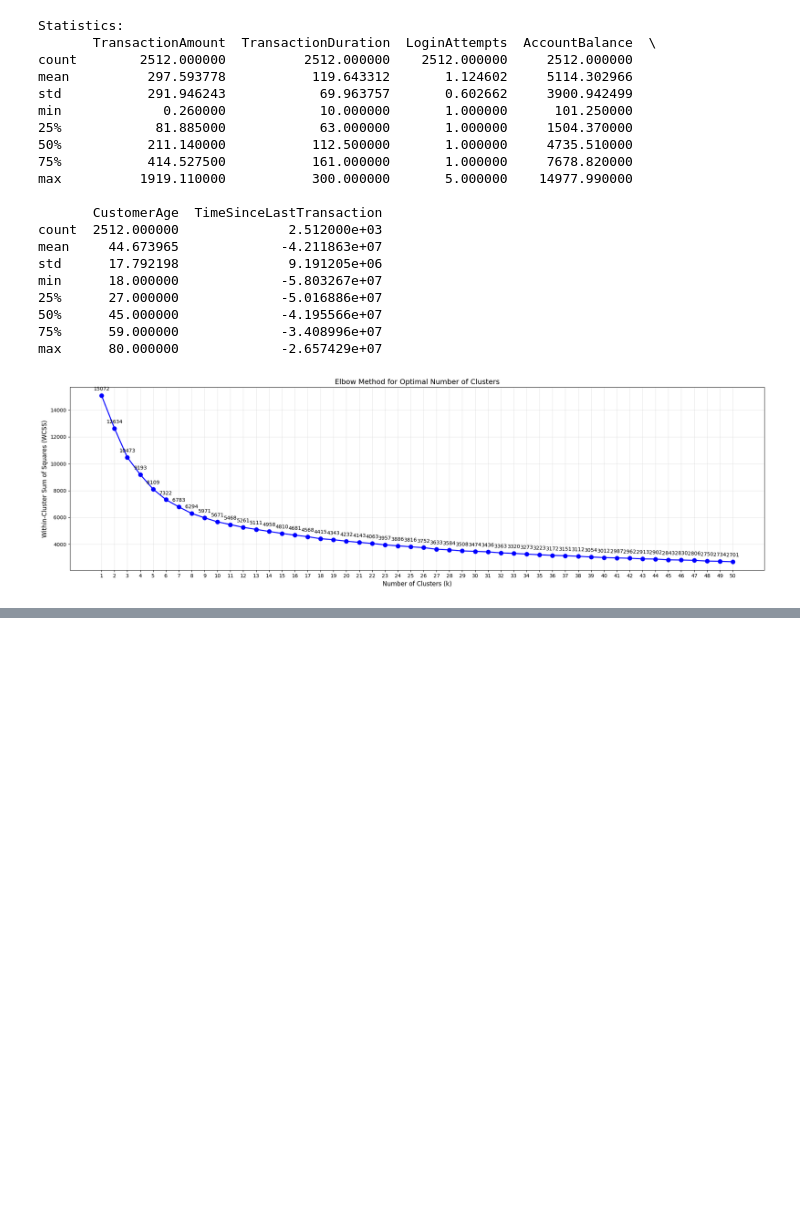
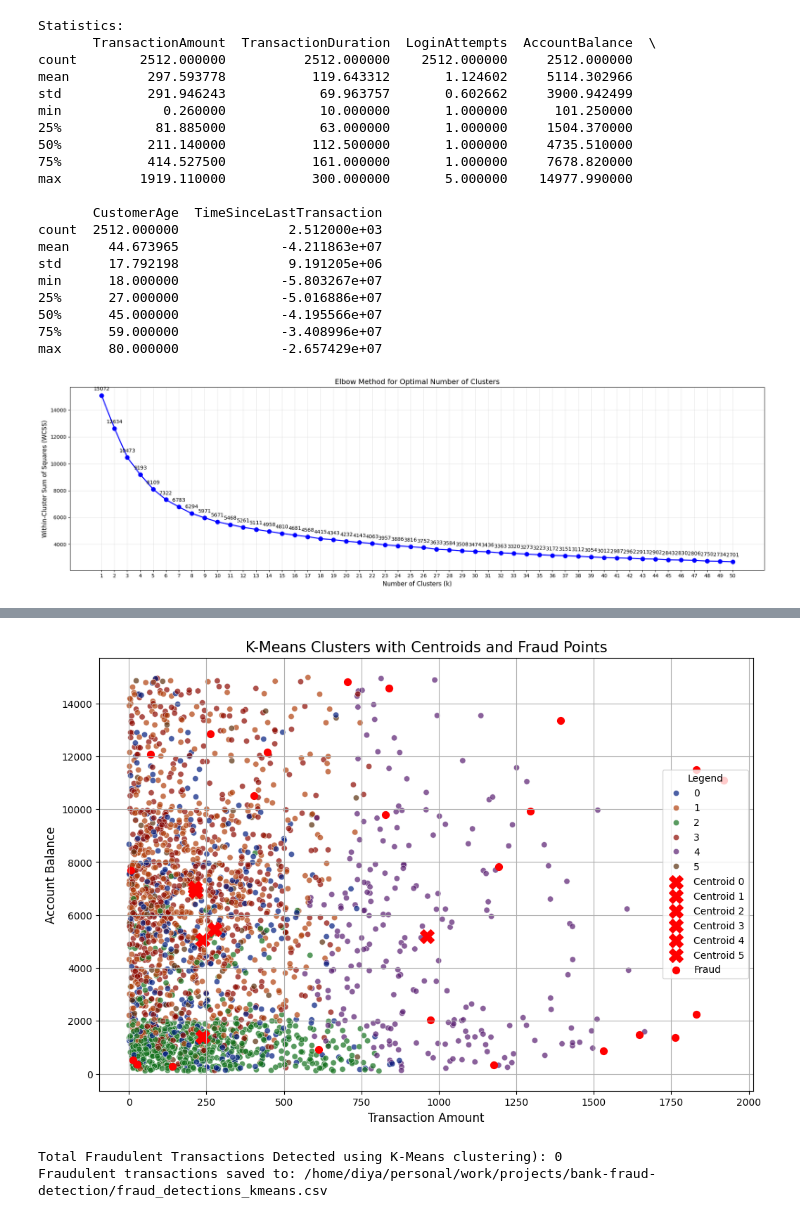
Before and after one commit to di-zz389/banking-threat-detection-system, a Jupyter notebook: bank-fraud-detection.ipynb, the cells around one changed output, grey strips where cells are left out. Drawn from its saved outputs; the diff is of its cells as text; code cells hidden in the pictures; blank space fills up the shorter version.

```diff
--- a/bank-fraud-detection.ipynb
+++ b/bank-fraud-detection.ipynb
@@ -6,7 +6,7 @@ import seaborn as sns
 from mpl_toolkits.mplot3d import Axes3D
 
 
-file = "/home/diya/personal/work/projects/bank fraud detection/bank_transactions_data.csv"
+file = "/home/diya/personal/work/projects/bank-fraud-detection/bank_transactions_data.csv"
 data = pd.read_csv(file)
 
 #examining the first few rows of the csv file
@@ -264,3 +264,76 @@ inertias, k_range = plot_elbow_method(scaled_numeric)
 [figure]
 # %%
 #from the above figure we can see that the elbow method gives us an optimal number of clusters to be = 6
+
+n_clusters = 6
+k_means = KMeans(n_clusters=n_clusters, random_state=0)
+k_means_labels = k_means.fit_predict(scaled_numeric)
+data['KMeans_Cluster'] = k_means_labels
+
+#calculating distance form the cnetroids
+centroids = k_means.cluster_centers_
+distances = np.linalg.norm(scaled_numeric.values - centroids[k_means_labels], axis=1)
+data['KMeans_Distance'] = distances
+
+#we set the fraud detection threshold to be any point which is has a distance greater than x = mean + 3(std) from its centroid (the 3 sigma rule)
+threshold = distances.mean() + 3 * distances.std()
+data['KMeans_Fraud'] = distances > threshold
+
+fraud_summary = data['KMeans_Fraud'].value_counts()
+print(f"Threshold: {threshold}")
+print(f"Fraud Summary:\n{fraud_summary}")
+print(f"Sample data:\n{data[['TransactionAmount', 'KMeans_Distance', 'KMeans_Fraud']].head()}")
+
+#scaling back the centroids to original feature scale for plotting
+centroids_scaled = k_means.cluster_centers_
+centroids_original = scaler.inverse_transform(centroids_scaled)
+
+
+#kmeans scatter plot for transaction amount and account balance features
+plt.figure(figsize=(12, 8))
+sns.scatterplot(
+    x=data['TransactionAmount'],
+    y=data['AccountBalance'],
+    hue=data['KMeans_Cluster'],
+    palette='dark',
+    alpha=0.7,
+    legend='full'
+)
+
+#highlighting the centroids and the fraud points in the plot
+for i, centroid in enumerate(centroids_original):
+    plt.scatter(
+        centroid[numeric_columns.index('TransactionAmount')],
+        centroid[numeric_columns.index('AccountBalance')],
+        color='red',
+        marker='X',
+        s=200,
+        label=f'Centroid {i}'
+    )
+
+fraud_points = data[data['KMeans_Fraud']]
+plt.scatter(
+    fraud_points['TransactionAmount'],
+    fraud_points['AccountBalance'],
+    color='red',
+    marker='o',
+    s=50,
+    label='Fraud'
+)
+
+plt.title('K-Means Clusters with Centroids and Fraud Points', fontsize=15)
+plt.xlabel('Transaction Amount', fontsize=12)
+plt.ylabel('Account Balance', fontsize=12)
+plt.legend(title='Legend', fontsize=10)
+plt.grid(True)
+plt.show()
+
+
+#number of fraud points detected
+total_fraud_points = data['Fraud'].sum()
+print(f"Total Fraudulent Transactions Detected using K-Means clustering): {total_fraud_points}")
+# Save fraud transactions to a separate CSV file
+fraud_output_path = '/home/diya/personal/work/projects/bank-fraud-detection/fraud_detections_kmeans.csv'
+fraud_points.to_csv(fraud_output_path, index=False)
+print(f"Fraudulent transactions saved to: {fraud_output_path}")
+# %% [output]
@@ -266,0 +353,3 @@ inertias, k_range = plot_elbow_method(scaled_numeric)
+[figure, added]
+Total Fraudulent Transactions Detected using K-Means clustering): 0
+Fraudulent transactions saved to: /home/diya/personal/work/projects/bank-fraud-detection/fraud_detections_kmeans.csv
```
Also changed, not shown: parts of 1 cell of this notebook, 1 other file.
